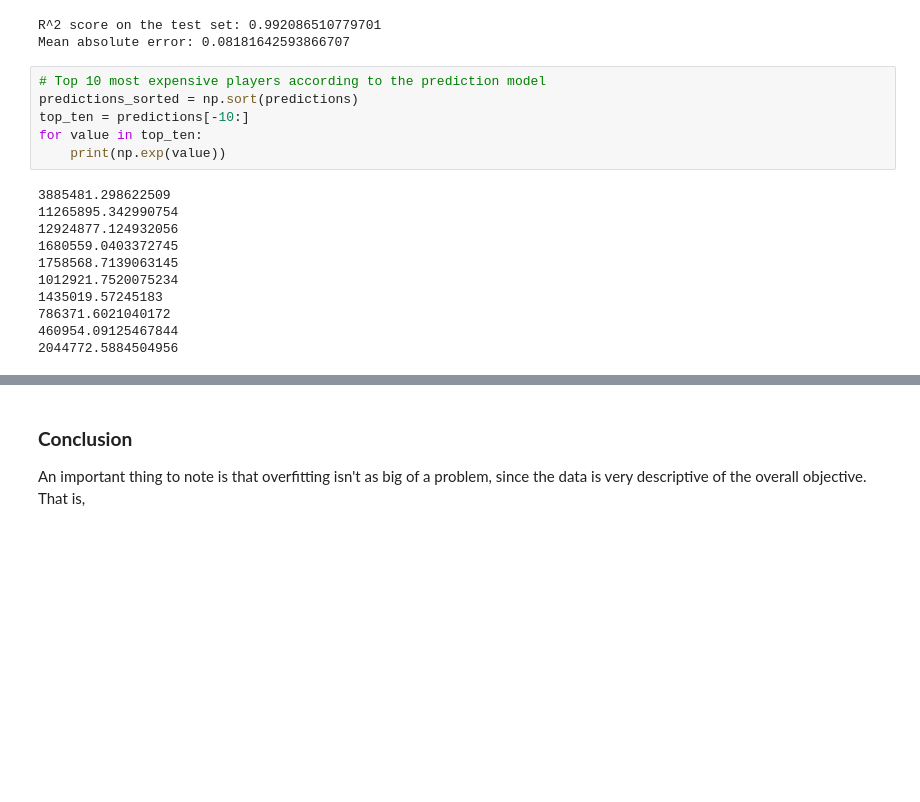
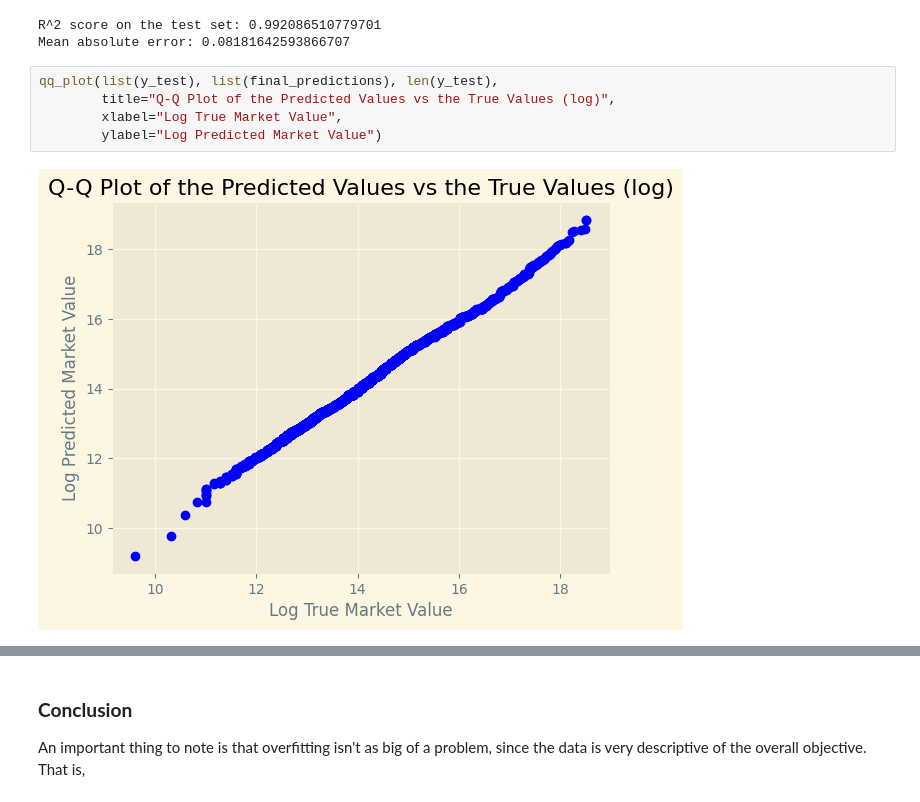
Before and after one commit to ValterMiari/Stats, a Jupyter notebook: Project/project_fifa.ipynb, the cells around one changed output, grey strips where cells are left out. Cells and saved outputs as stored; diff of their text form; blank space fills up the shorter version.

```diff
--- a/Project/project_fifa.ipynb
+++ b/Project/project_fifa.ipynb
@@ -888,20 +893,10 @@ print(f"Mean absolute error: {mean_absolute_error(y_test, final_predictions)}")
 # %% [output]
 R^2 score on the test set: 0.992086510779701
 Mean absolute error: 0.08181642593866707
-# %%
-# Top 10 most expensive players according to the prediction model
-predictions_sorted = np.sort(predictions)
-top_ten = predictions[-10:]
-for value in top_ten:
-    print(np.exp(value))
-# %% [output]
-3885481.298622509
-11265895.342990754
-12924877.124932056
-1680559.0403372745
-1758568.7139063145
-1012921.7520075234
-1435019.57245183
-786371.6021040172
-460954.09125467844
-2044772.5884504956
+# %%
+qq_plot(list(y_test), list(final_predictions), len(y_test),
+        title="Q-Q Plot of the Predicted Values vs the True Values (log)",
+        xlabel="Log True Market Value",
+        ylabel="Log Predicted Market Value")
+# %% [output]
+[figure, added]
```
Also changed, not shown: parts of 5 cells of this notebook.
